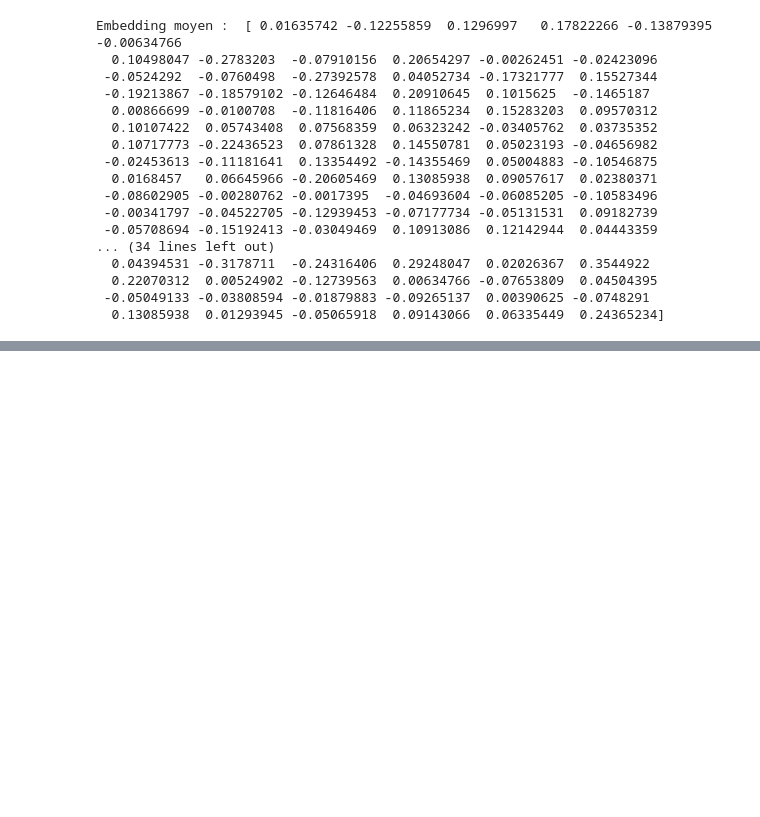
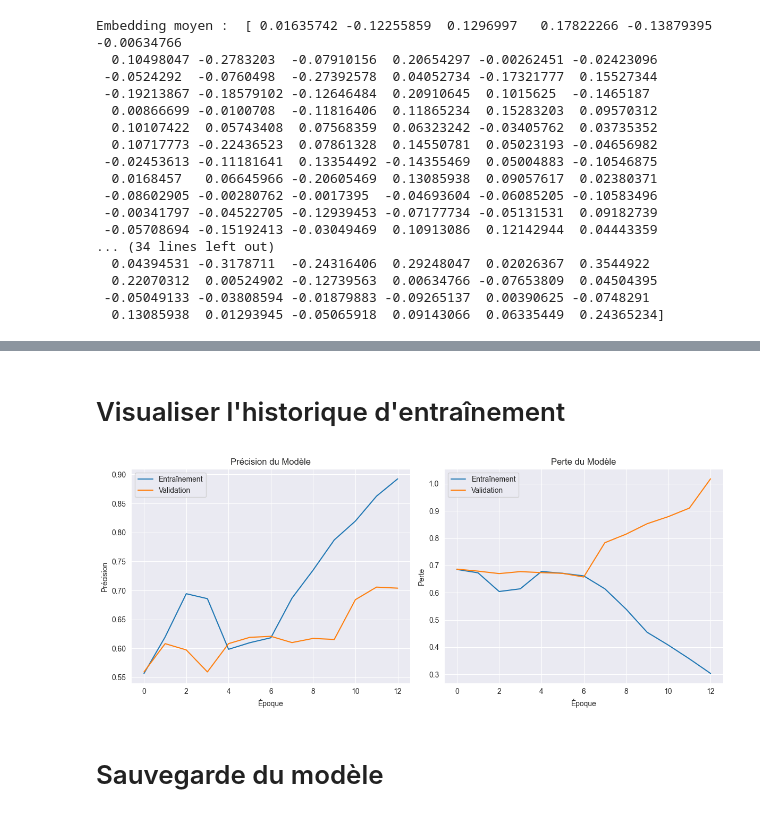
Before and after one commit to vkrpk/R-seaux-neuronaux-TP, a Jupyter notebook: index.ipynb, the cells around one changed output, grey strips where cells are left out. Cells and saved outputs as stored; diff of their text form; code cells hidden in the pictures; blank space fills up the shorter version.

```diff
--- a/index.ipynb
+++ b/index.ipynb
@@ -386,0 +550,29 @@ Embedding moyen :  [ 0.01635742 -0.12255859  0.1296997   0.17822266 -0.13879395
+# %% [markdown]
+# Visualiser l'historique d'entraînement
+# %%
+ plt.figure(figsize=(12, 5))
+
+# Précision
+plt.subplot(1, 2, 1)
+plt.plot(history.history['accuracy'])
+plt.plot(history.history['val_accuracy'])
+plt.title('Précision du Modèle')
+plt.ylabel('Précision')
+plt.xlabel('Époque')
+plt.legend(['Entraînement', 'Validation'], loc='upper left')
+
+# Perte
+plt.subplot(1, 2, 2)
+plt.plot(history.history['loss'])
+plt.plot(history.history['val_loss'])
+plt.title('Perte du Modèle')
+plt.ylabel('Perte')
+plt.xlabel('Époque')
+plt.legend(['Entraînement', 'Validation'], loc='upper left')
+
+plt.tight_layout()
+plt.show()
+# %% [output]
+[figure, added]
+# %% [markdown]
+# Sauvegarde du modèle
```
Also changed, not shown: parts of 30 cells of this notebook, 1 other file.
